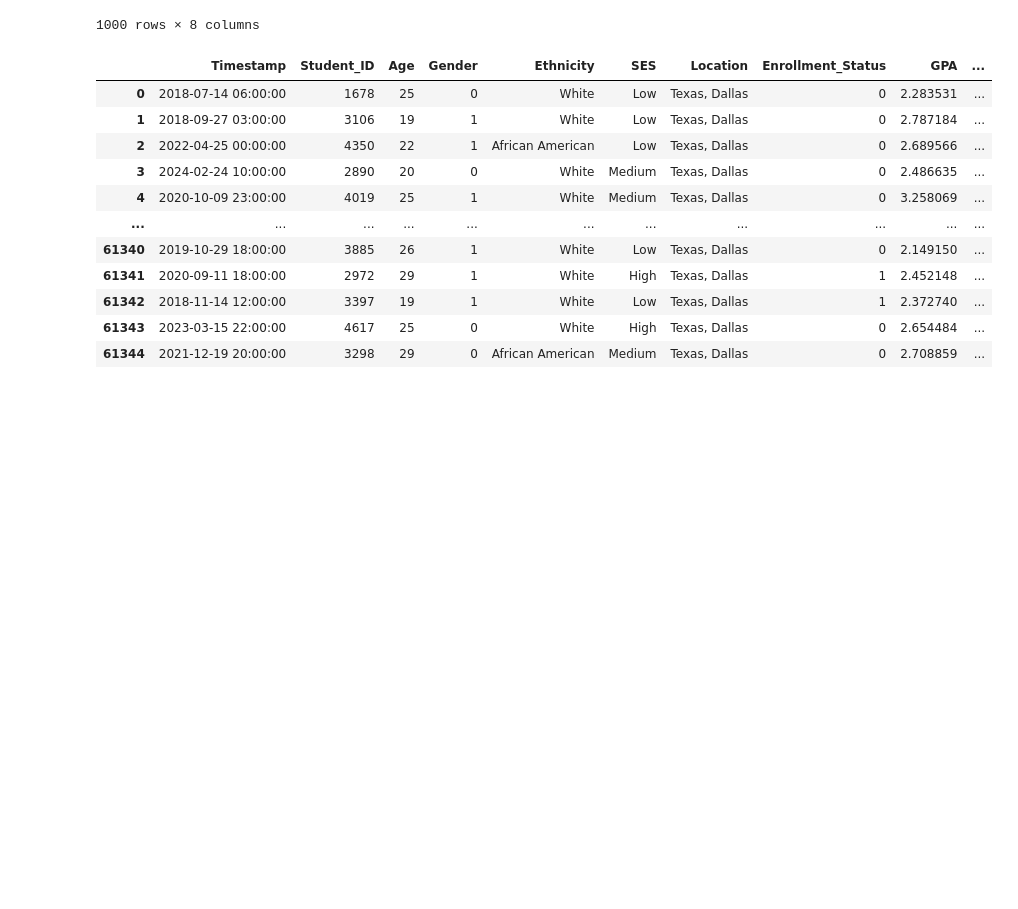
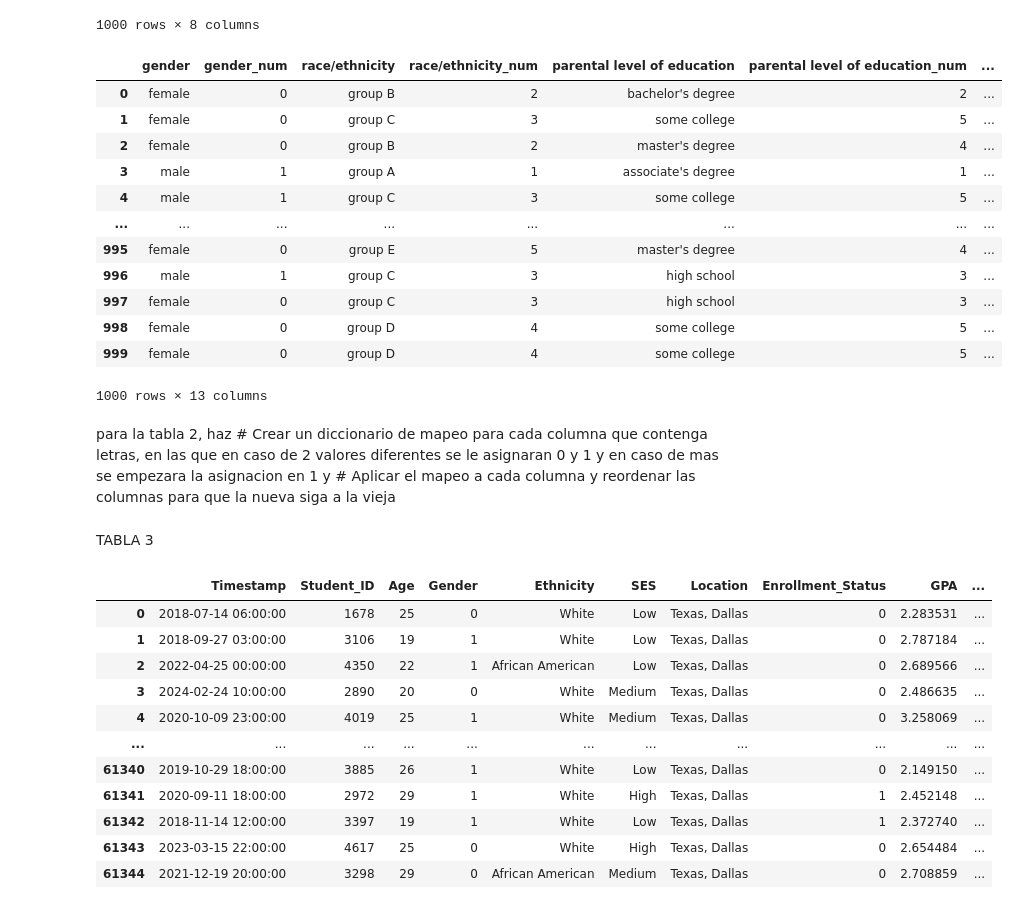
Before and after one commit to enialahcene/proyecto-ml, a Jupyter notebook: Documento limpieza de tablas.ipynb, the cells around one changed output. Drawn from its saved outputs; the diff is of its cells as text; code cells hidden in the pictures; blank space fills up the shorter version.

```diff
--- a/Documento limpieza de tablas.ipynb
+++ b/Documento limpieza de tablas.ipynb
@@ -38,3 +149,23 @@ tabla2
+# %%
+tabla2
+# %% [output]
+|  | gender | gender_num | race/ethnicity | race/ethnicity_num | parental level of education | parental level of education_num | ... |
+| 0 | female | 0 | group B | 2 | bachelor's degree | 2 | ... |
+| 1 | female | 0 | group C | 3 | some college | 5 | ... |
+| 2 | female | 0 | group B | 2 | master's degree | 4 | ... |
+| 3 | male | 1 | group A | 1 | associate's degree | 1 | ... |
+| 4 | male | 1 | group C | 3 | some college | 5 | ... |
+| ... | ... | ... | ... | ... | ... | ... | ... |
+| 995 | female | 0 | group E | 5 | master's degree | 4 | ... |
+| 996 | male | 1 | group C | 3 | high school | 3 | ... |
+| 997 | female | 0 | group C | 3 | high school | 3 | ... |
+| 998 | female | 0 | group D | 4 | some college | 5 | ... |
+| 999 | female | 0 | group D | 4 | some college | 5 | ... |
+1000 rows × 13 columns
+# %% [markdown]
+para la tabla 2, haz # Crear un diccionario de mapeo para cada columna que contenga letras, en las que en caso de 2 valores diferentes se le asignaran 0 y 1 y en caso de mas se empezara la asignacion en 1 y # Aplicar el mapeo a cada columna y reordenar las columnas para que la nueva siga a la vieja
+# %% [markdown]
+TABLA 3
 # %%
 tabla3 =  pd.read_csv("C:/Users/Javi/Documents/bootcamp/proyectos/machine_learning/academic_performance_analytics_complete.csv", sep=',')
 tabla3
```
Also changed, not shown: parts of 6 cells of this notebook.
